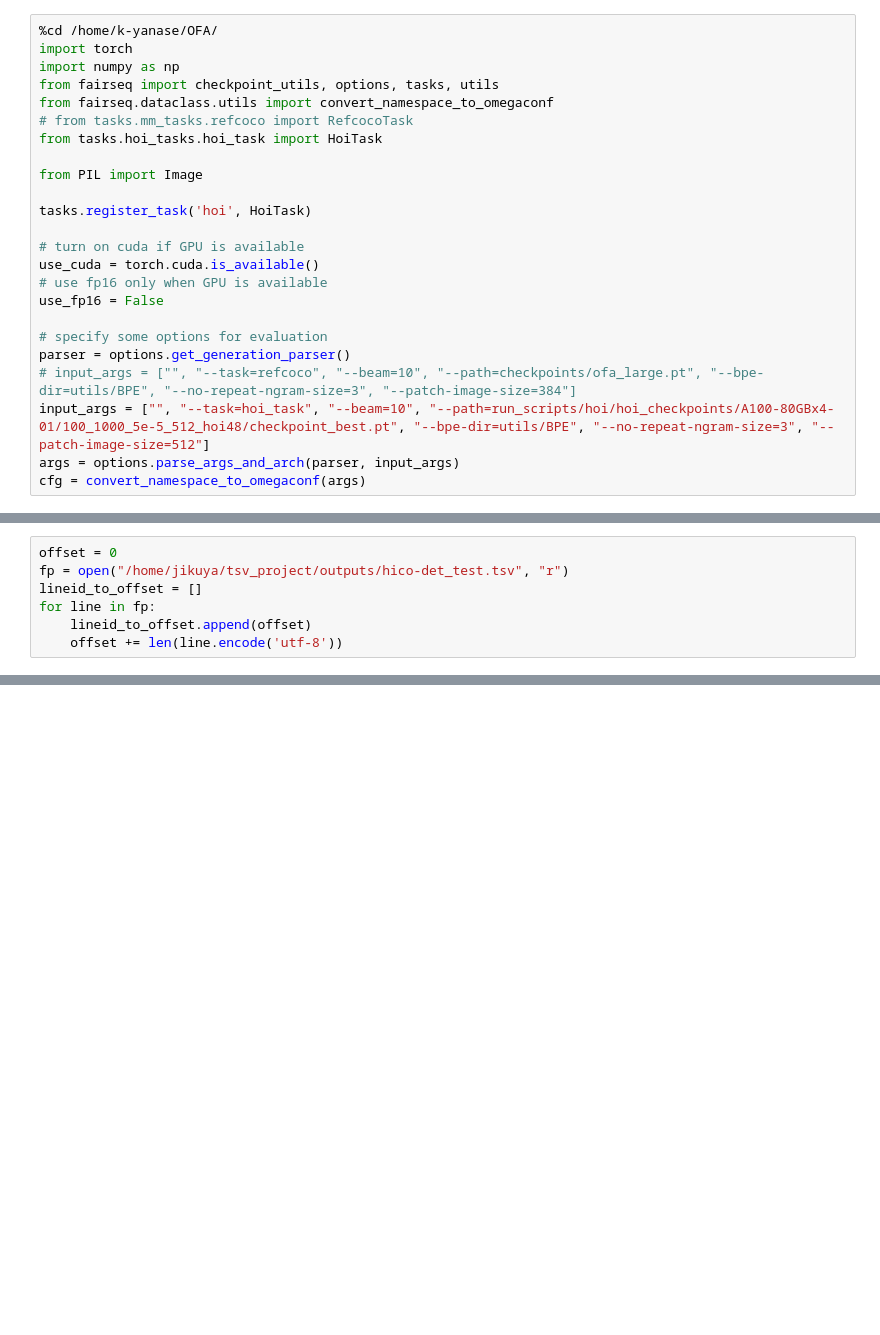
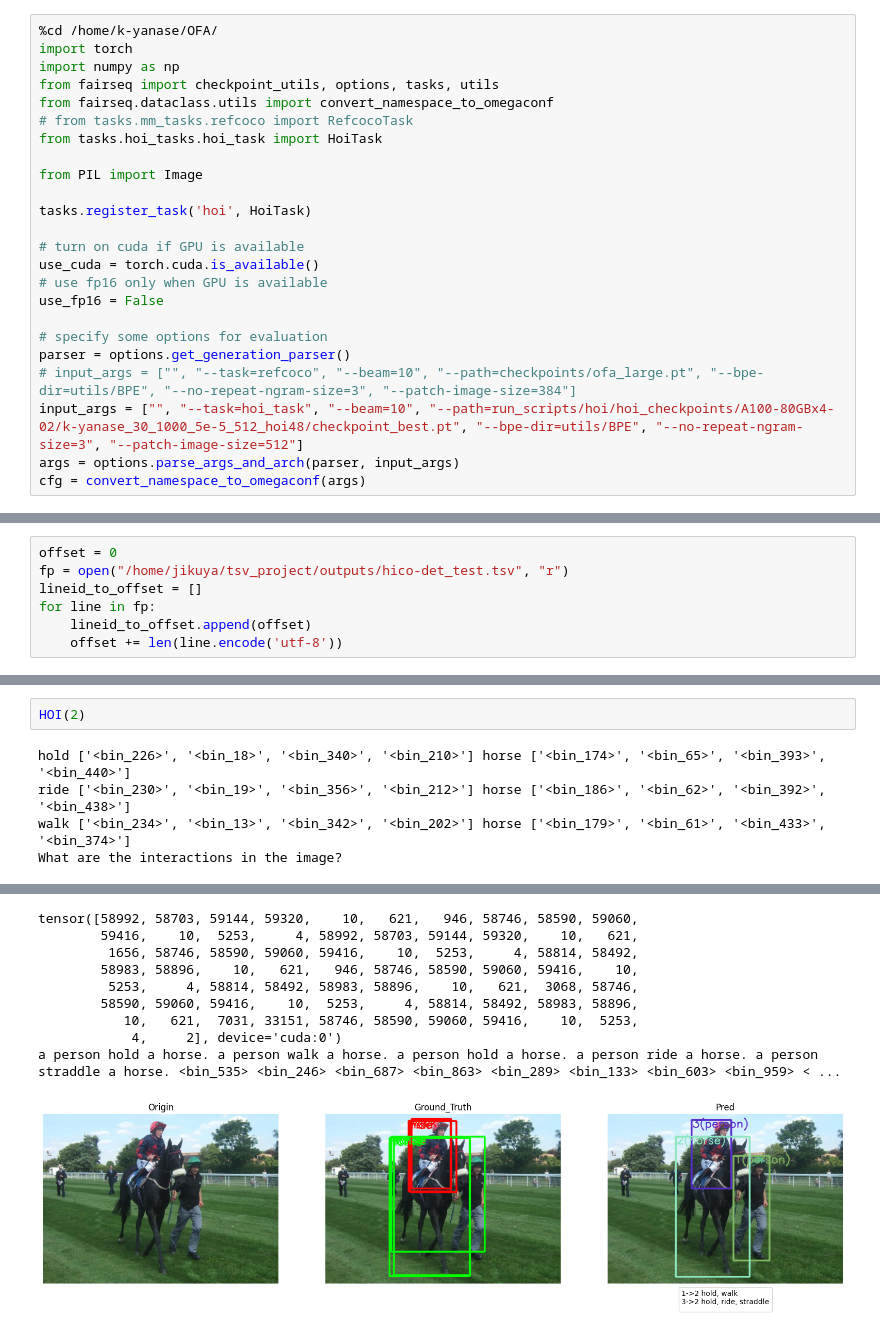
Before and after one commit to Absolute-Value/OFA, a Jupyter notebook: OFA_HICO.ipynb, the cells around one changed output, grey strips where cells are left out. Cells and saved outputs as stored; diff of their text form; blank space fills up the shorter version.

```diff
--- a/OFA_HICO.ipynb
+++ b/OFA_HICO.ipynb
@@ -23,7 +26,7 @@ use_fp16 = False
 # specify some options for evaluation
 parser = options.get_generation_parser()
 # input_args = ["", "--task=refcoco", "--beam=10", "--path=checkpoints/ofa_large.pt", "--bpe-dir=utils/BPE", "--no-repeat-ngram-size=3", "--patch-image-size=384"]
-input_args = ["", "--task=hoi_task", "--beam=10", "--path=run_scripts/hoi/hoi_checkpoints/A100-80GBx4-01/100_1000_5e-5_512_hoi48/checkpoint_best.pt", "--bpe-dir=utils/BPE", "--no-repeat-ngram-size=3", "--patch-image-size=512"]
+input_args = ["", "--task=hoi_task", "--beam=10", "--path=run_scripts/hoi/hoi_checkpoints/A100-80GBx4-02/k-yanase_30_1000_5e-5_512_hoi48/checkpoint_best.pt", "--bpe-dir=utils/BPE", "--no-repeat-ngram-size=3", "--patch-image-size=512"]
 args = options.parse_args_and_arch(parser, input_args)
 cfg = convert_namespace_to_omegaconf(args)
 # %% [output]
@@ -321,0 +330,7 @@ straddle ['<bin_357>', '<bin_33>', '<bin_526>', '<bin_439>']horse ['<bin_289>',
+# %%
+HOI(2)
+# %% [output]
+hold ['<bin_226>', '<bin_18>', '<bin_340>', '<bin_210>'] horse ['<bin_174>', '<bin_65>', '<bin_393>', '<bin_440>']
+ride ['<bin_230>', '<bin_19>', '<bin_356>', '<bin_212>'] horse ['<bin_186>', '<bin_62>', '<bin_392>', '<bin_438>']
+walk ['<bin_234>', '<bin_13>', '<bin_342>', '<bin_202>'] horse ['<bin_179>', '<bin_61>', '<bin_433>', '<bin_374>']
+What are the interactions in the image?
@@ -321,0 +338,10 @@ straddle ['<bin_357>', '<bin_33>', '<bin_526>', '<bin_439>']horse ['<bin_289>',
+tensor([58992, 58703, 59144, 59320,    10,   621,   946, 58746, 58590, 59060,
+        59416,    10,  5253,     4, 58992, 58703, 59144, 59320,    10,   621,
+         1656, 58746, 58590, 59060, 59416,    10,  5253,     4, 58814, 58492,
+        58983, 58896,    10,   621,   946, 58746, 58590, 59060, 59416,    10,
+         5253,     4, 58814, 58492, 58983, 58896,    10,   621,  3068, 58746,
+        58590, 59060, 59416,    10,  5253,     4, 58814, 58492, 58983, 58896,
+           10,   621,  7031, 33151, 58746, 58590, 59060, 59416,    10,  5253,
+            4,     2], device='cuda:0')
+a person hold a horse. a person walk a horse. a person hold a horse. a person ride a horse. a person straddle a horse. <bin_535> <bin_246> <bin_687> <bin_863> <bin_289> <bin_133> <bin_603> <bin_959> < ...
+[figure, added]
```
Also changed, not shown: parts of 6 cells of this notebook, 2 other files.
